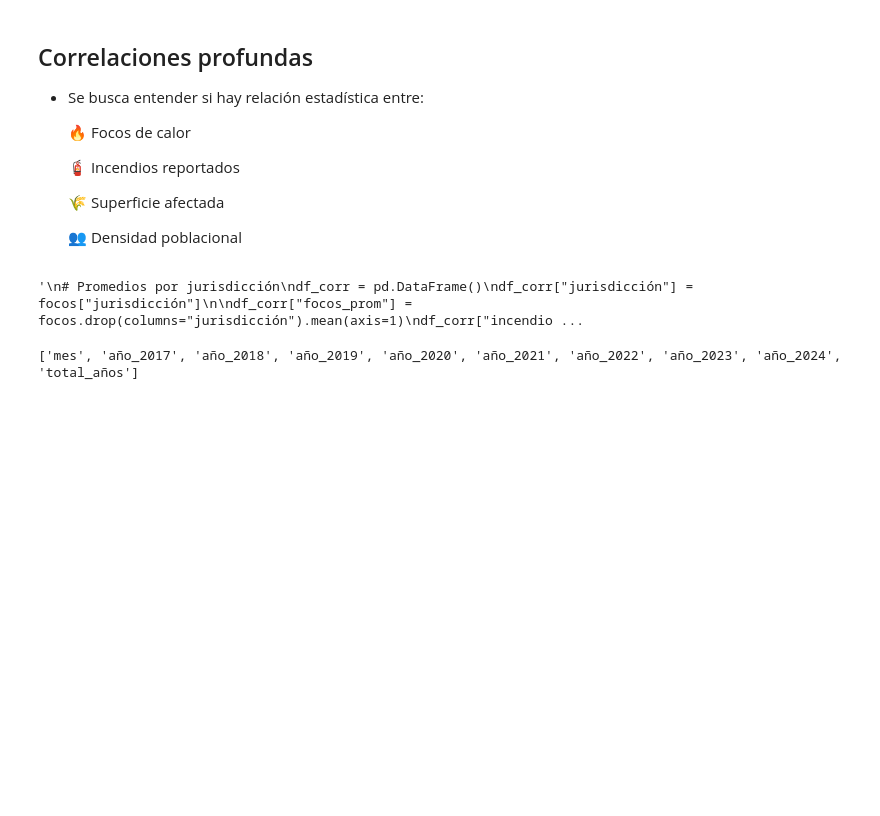
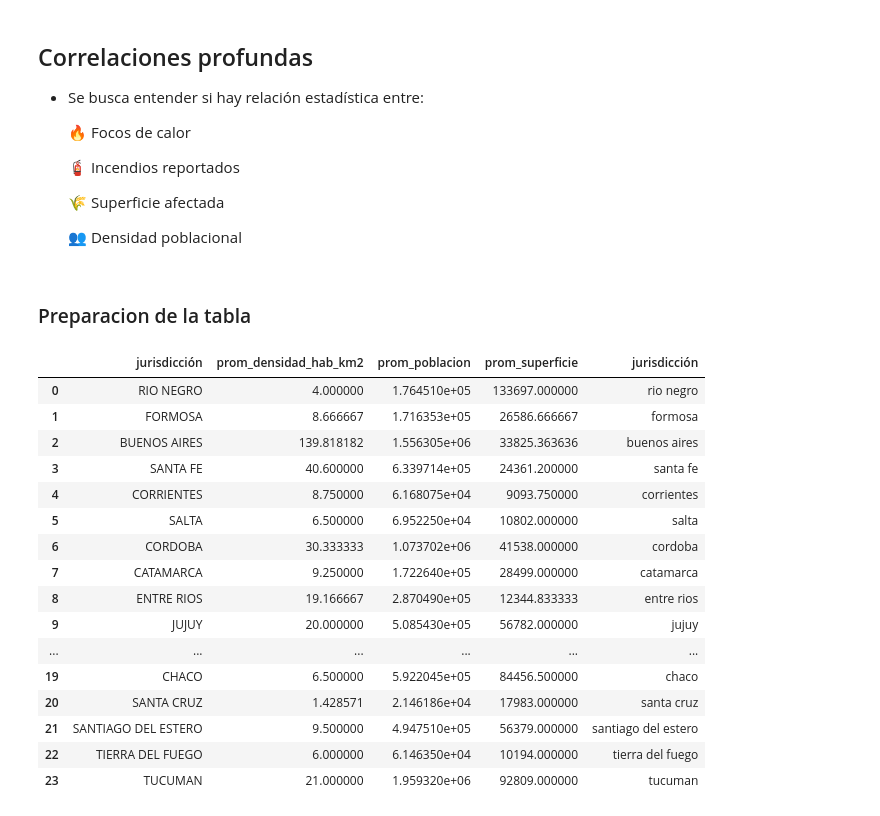
Before and after one commit to FNT138/Analisis_PrediccionIncendiosForestales, a Jupyter notebook: Proy.ipynb, the cells around one changed output. Cells and saved outputs as stored; diff of their text form; code cells hidden in the pictures; blank space fills up the shorter version.

```diff
--- a/Proy.ipynb
+++ b/Proy.ipynb
@@ -210,27 +210,5 @@ plt.show()
     🌾 Superficie afectada
 
     👥 Densidad poblacional
-# %%
-"""
-# Promedios por jurisdicción
-df_corr = pd.DataFrame()
-df_corr["jurisdicción"] = focos["jurisdicción"]
-
-df_corr["focos_prom"] = focos.drop(columns="jurisdicción").mean(axis=1)
-df_corr["incendios_prom"] = incendios.drop(columns=["jurisdicción", "año"]).mean(axis=1)
-df_corr["superficie_afectada_prom"] = superficie_abs.drop(columns="jurisdicción").mean(axis=1)
-
-# Densidad poblacional
-df_corr = df_corr.merge(
-    poblacion[["cuenca", "densidad_poblacional"]].rename(columns={"cuenca": "jurisdicción"}),
-    on="jurisdicción", how="left"
-)
-
-df_corr.dropna(inplace=True)  # removemos jurisdicciones con valores faltantes
-"""
-# %% [output]
-'\n# Promedios por jurisdicción\ndf_corr = pd.DataFrame()\ndf_corr["jurisdicción"] = focos["jurisdicción"]\n\ndf_corr["focos_prom"] = focos.drop(columns="jurisdicción").mean(axis=1)\ndf_corr["incendio ...
-# %%
-print(incendios.columns.tolist())
-# %% [output]
-['mes', 'año_2017', 'año_2018', 'año_2019', 'año_2020', 'año_2021', 'año_2022', 'año_2023', 'año_2024', 'total_años']
+# %% [markdown]
+### Preparacion de la tabla
@@ -236,0 +224,20 @@ print(incendios.columns.tolist())
+# %%
+poblacion
+# %% [output]
+|  | jurisdicción | prom_densidad_hab_km2 | prom_poblacion | prom_superficie | jurisdicción |
+| 0 | RIO NEGRO | 4.000000 | 1.764510e+05 | 133697.000000 | rio negro |
+| 1 | FORMOSA | 8.666667 | 1.716353e+05 | 26586.666667 | formosa |
+| 2 | BUENOS AIRES | 139.818182 | 1.556305e+06 | 33825.363636 | buenos aires |
+| 3 | SANTA FE | 40.600000 | 6.339714e+05 | 24361.200000 | santa fe |
+| 4 | CORRIENTES | 8.750000 | 6.168075e+04 | 9093.750000 | corrientes |
+| 5 | SALTA | 6.500000 | 6.952250e+04 | 10802.000000 | salta |
+| 6 | CORDOBA | 30.333333 | 1.073702e+06 | 41538.000000 | cordoba |
+| 7 | CATAMARCA | 9.250000 | 1.722640e+05 | 28499.000000 | catamarca |
+| 8 | ENTRE RIOS | 19.166667 | 2.870490e+05 | 12344.833333 | entre rios |
+| 9 | JUJUY | 20.000000 | 5.085430e+05 | 56782.000000 | jujuy |
+| ... | ... | ... | ... | ... | ... |
+| 19 | CHACO | 6.500000 | 5.922045e+05 | 84456.500000 | chaco |
+| 20 | SANTA CRUZ | 1.428571 | 2.146186e+04 | 17983.000000 | santa cruz |
+| 21 | SANTIAGO DEL ESTERO | 9.500000 | 4.947510e+05 | 56379.000000 | santiago del estero |
+| 22 | TIERRA DEL FUEGO | 6.000000 | 6.146350e+04 | 10194.000000 | tierra del fuego |
+| 23 | TUCUMAN | 21.000000 | 1.959320e+06 | 92809.000000 | tucuman |
```
Also changed, not shown: parts of 5 cells of this notebook, 2 other files.
